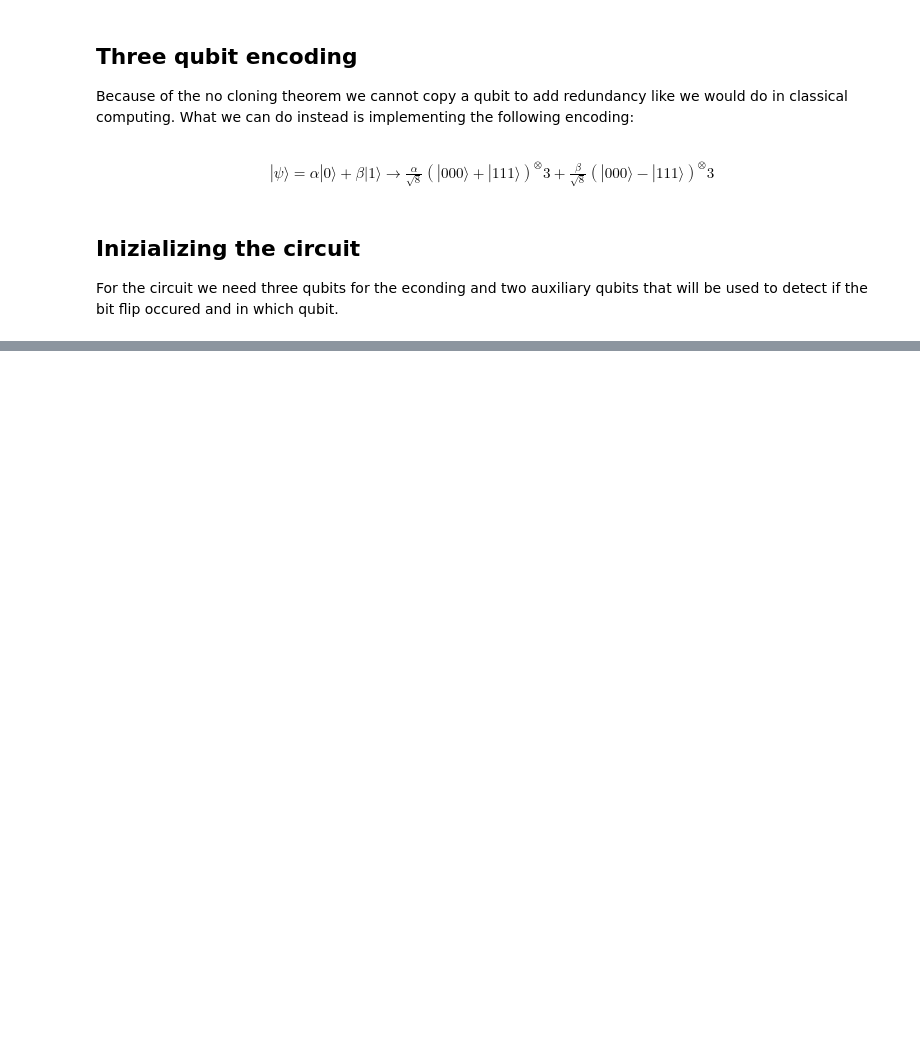
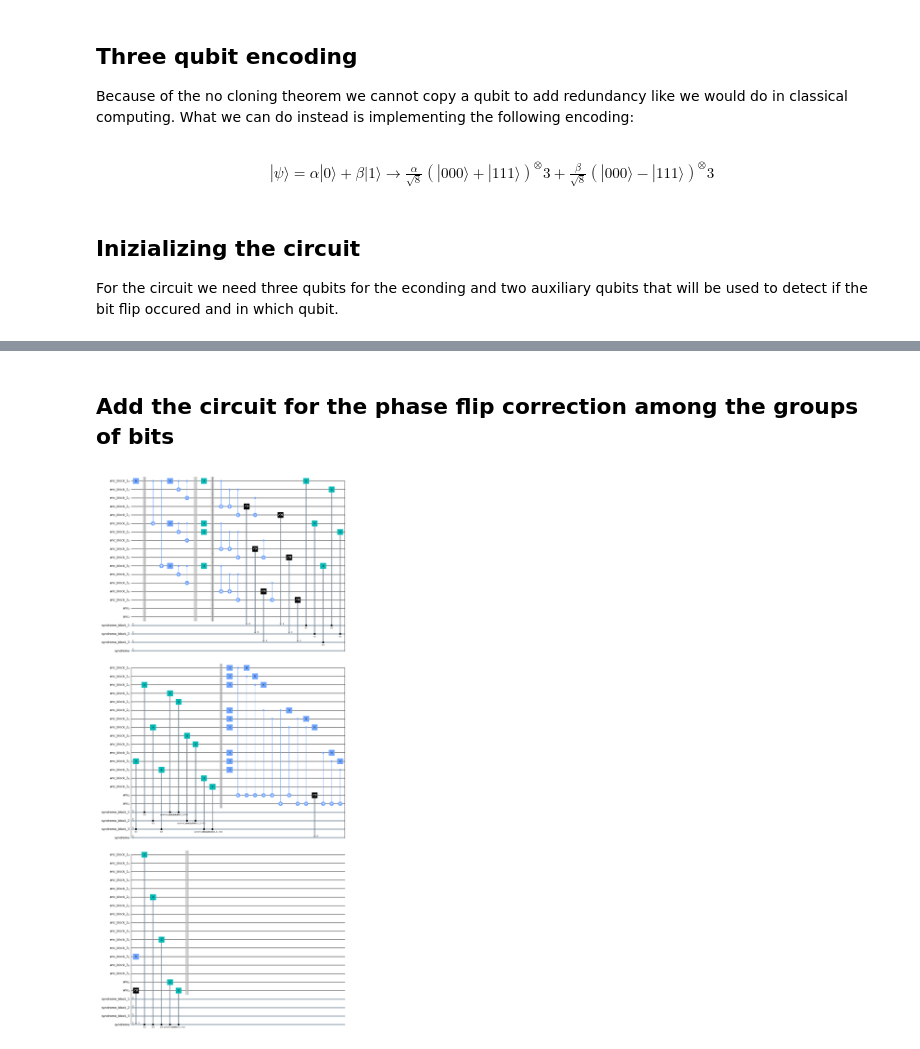
Before and after one commit to DiegoArcelli/Quantum-Error-Correction-Report, a Jupyter notebook: code/bit_phase_flip_error_correction.ipynb, the cells around one changed output, grey strips where cells are left out. Saved outputs shown, nothing was run; the diff lists cells and outputs as text; code cells hidden in the pictures; blank space fills up the shorter version.

```diff
--- a/code/bit_phase_flip_error_correction.ipynb
+++ b/code/bit_phase_flip_error_correction.ipynb
@@ -74,0 +141,54 @@ qc.draw(output="mpl")
+# %% [markdown]
+## Add the circuit for the phase flip correction among the groups of bits
+# %%
+qc.h(q_enc_b1[0])
+qc.h(q_enc_b1[1])
+qc.h(q_enc_b1[2])
+qc.h(q_enc_b2[0])
+qc.h(q_enc_b2[1])
+qc.h(q_enc_b2[2])
+qc.h(q_enc_b3[0])
+qc.h(q_enc_b3[1])
+qc.h(q_enc_b3[2])
+
+qc.cx(q_enc_b1[0], q_anc[0])
+qc.cx(q_enc_b1[1], q_anc[0])
+qc.cx(q_enc_b1[2], q_anc[0])
+
+qc.cx(q_enc_b2[0], q_anc[0])
+qc.cx(q_enc_b2[1], q_anc[0])
+qc.cx(q_enc_b2[2], q_anc[0])
+
+qc.cx(q_enc_b2[0], q_anc[1])
+qc.cx(q_enc_b2[1], q_anc[1])
+qc.cx(q_enc_b2[2], q_anc[1])
+
+qc.cx(q_enc_b3[0], q_anc[1])
+qc.cx(q_enc_b3[1], q_anc[1])
+qc.cx(q_enc_b3[2], q_anc[1])
+
+qc.h(q_enc_b1[0])
+qc.h(q_enc_b1[1])
+qc.h(q_enc_b1[2])
+qc.h(q_enc_b2[0])
+qc.h(q_enc_b2[1])
+qc.h(q_enc_b2[2])
+qc.h(q_enc_b3[0])
+qc.h(q_enc_b3[1])
+qc.h(q_enc_b3[2])
+
+qc.measure(q_anc[0], c_syn[0])
+qc.measure(q_anc[1], c_syn[1])
+
+qc.z(q_enc_b1[0]).c_if(c_syn, 1)
+qc.z(q_enc_b2[0]).c_if(c_syn, 3)
+qc.z(q_enc_b3[0]).c_if(c_syn, 2)
+
+qc.x(q_anc[0]).c_if(c_syn[0], 1)
+qc.x(q_anc[1]).c_if(c_syn[1], 1)
+
+
+qc.barrier()
+qc.draw("mpl")
+# %% [output]
+[figure, added]
```
Also changed, not shown: parts of 14 cells of this notebook, 2 other files.
